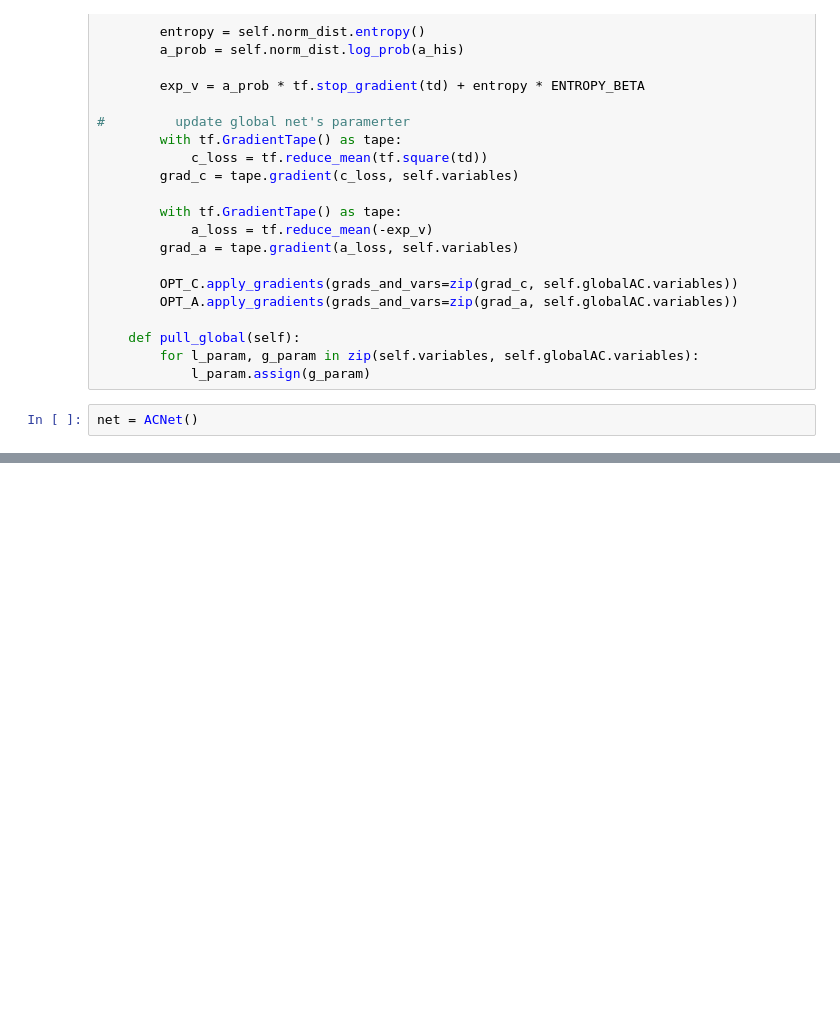
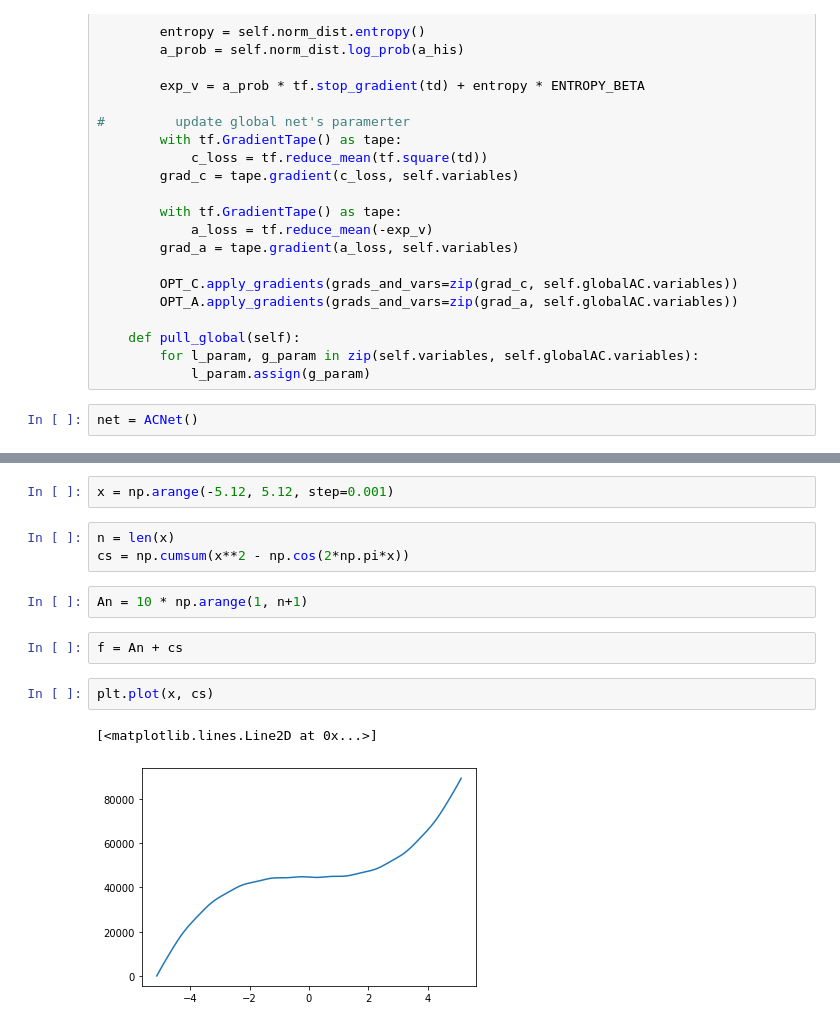
Before and after one commit to LouisYZK/dist, a Jupyter notebook: BaseLib/tf2_preview.ipynb, the cells around one changed output, grey strips where cells are left out. Saved outputs shown, nothing was run; the diff lists cells and outputs as text; blank space fills up the shorter version.

```diff
--- a/BaseLib/tf2_preview.ipynb
+++ b/BaseLib/tf2_preview.ipynb
@@ -498,0 +722,14 @@ plt.show()
+# %%
+x = np.arange(-5.12, 5.12, step=0.001)
+# %%
+n = len(x)
+cs = np.cumsum(x**2 - np.cos(2*np.pi*x))
+# %%
+An = 10 * np.arange(1, n+1)
+# %%
+f = An + cs
+# %%
+plt.plot(x, cs)
+# %% [output]
+[<matplotlib.lines.Line2D at 0x...>]
+[figure, added]
```
Also changed, not shown: parts of 22 cells of this notebook, 4 other files.
